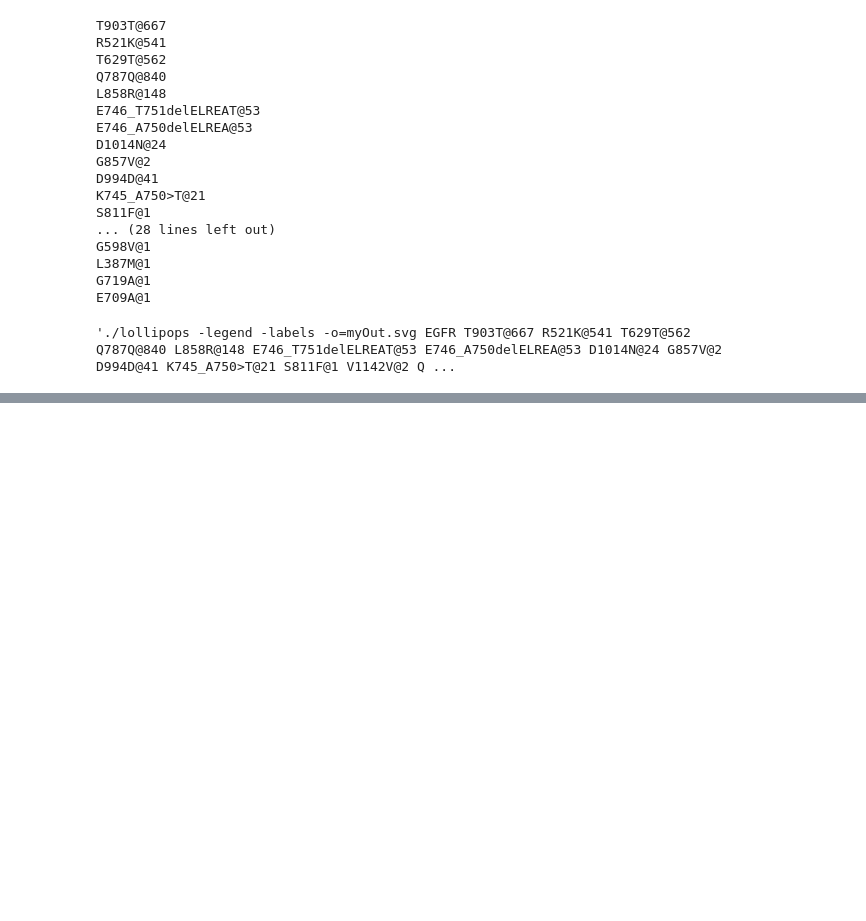
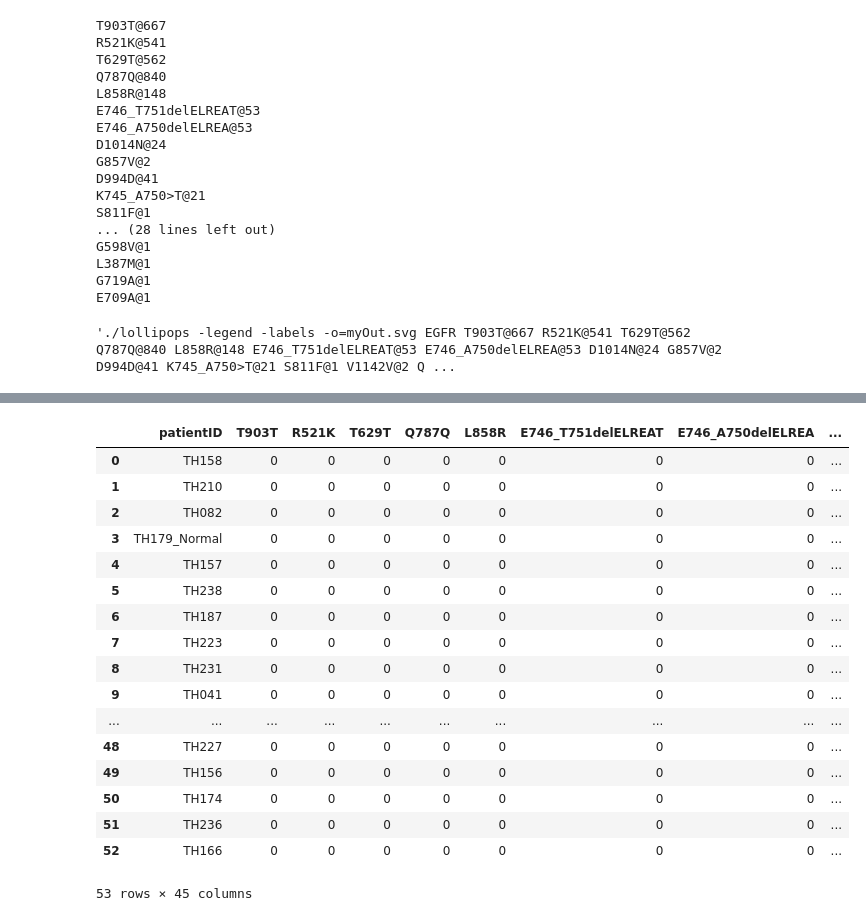
Before and after one commit to czbiohub/SNP_calling_pipeline, a Jupyter notebook: lolliplots/creating_lollipop_cmds.ipynb, the cells around one changed output, grey strips where cells are left out. Drawn from its saved outputs; the diff is of its cells as text; code cells hidden in the pictures; blank space fills up the shorter version.

```diff
--- a/lolliplots/creating_lollipop_cmds.ipynb
+++ b/lolliplots/creating_lollipop_cmds.ipynb
@@ -230,0 +285,3 @@ keyFound
+# %%
+uniquePatientIDs = set(patientMetadata['patient_id'])
+uniquePatientIDs
@@ -230,0 +349,23 @@ keyFound
+# %%
+# dataframe looking good
+egfr_muts_by_patient['patientID'] = list(uniquePatientIDs)
+egfr_muts_by_patient
+# %% [output]
+|  | patientID | T903T | R521K | T629T | Q787Q | L858R | E746_T751delELREAT | E746_A750delELREA | ... |
+| 0 | TH158 | 0 | 0 | 0 | 0 | 0 | 0 | 0 | ... |
+| 1 | TH210 | 0 | 0 | 0 | 0 | 0 | 0 | 0 | ... |
+| 2 | TH082 | 0 | 0 | 0 | 0 | 0 | 0 | 0 | ... |
+| 3 | TH179_Normal | 0 | 0 | 0 | 0 | 0 | 0 | 0 | ... |
+| 4 | TH157 | 0 | 0 | 0 | 0 | 0 | 0 | 0 | ... |
+| 5 | TH238 | 0 | 0 | 0 | 0 | 0 | 0 | 0 | ... |
+| 6 | TH187 | 0 | 0 | 0 | 0 | 0 | 0 | 0 | ... |
+| 7 | TH223 | 0 | 0 | 0 | 0 | 0 | 0 | 0 | ... |
+| 8 | TH231 | 0 | 0 | 0 | 0 | 0 | 0 | 0 | ... |
+| 9 | TH041 | 0 | 0 | 0 | 0 | 0 | 0 | 0 | ... |
+| ... | ... | ... | ... | ... | ... | ... | ... | ... | ... |
+| 48 | TH227 | 0 | 0 | 0 | 0 | 0 | 0 | 0 | ... |
+| 49 | TH156 | 0 | 0 | 0 | 0 | 0 | 0 | 0 | ... |
+| 50 | TH174 | 0 | 0 | 0 | 0 | 0 | 0 | 0 | ... |
+| 51 | TH236 | 0 | 0 | 0 | 0 | 0 | 0 | 0 | ... |
+| 52 | TH166 | 0 | 0 | 0 | 0 | 0 | 0 | 0 | ... |
+53 rows × 45 columns
```
Also changed, not shown: parts of 18 cells of this notebook.
